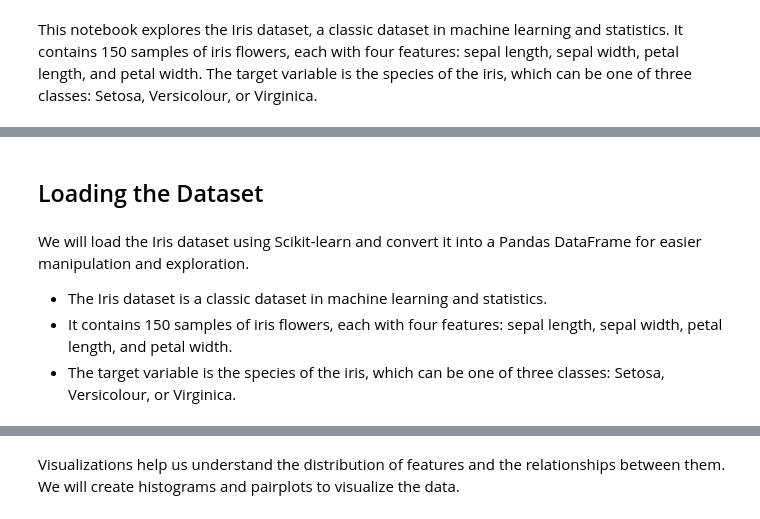
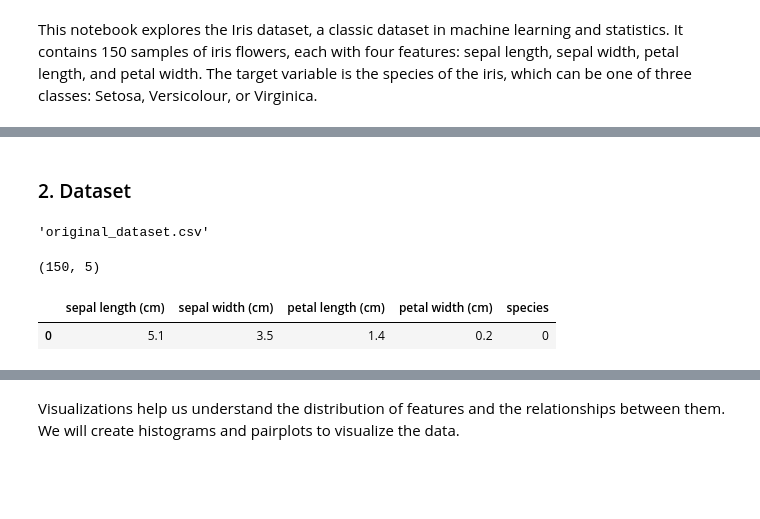
Before and after one commit to 0-mostafa-rezaee-0/ML_API_with_FastAPI_and_Docker, a Jupyter notebook: notebooks/data_exploration.ipynb, the cells around one changed output, grey strips where cells are left out. Drawn from its saved outputs; the diff is of its cells as text; code cells hidden in the pictures; blank space fills up the shorter version.

```diff
--- a/notebooks/data_exploration.ipynb
+++ b/notebooks/data_exploration.ipynb
@@ -12,9 +13,4 @@ import os
 import matplotlib.pyplot as plt
 import seaborn as sns
 # %% [markdown]
-   ## Loading the Dataset
+   ### 2. Dataset
-# %% [markdown]
-We will load the Iris dataset using Scikit-learn and convert it into a Pandas DataFrame for easier manipulation and exploration.
-- The Iris dataset is a classic dataset in machine learning and statistics.
-- It contains 150 samples of iris flowers, each with four features: sepal length, sepal width, petal length, and petal width.
-- The target variable is the species of the iris, which can be one of three classes: Setosa, Versicolour, or Virginica.
@@ -30,0 +17,7 @@ iris_df.to_csv(os.path.join('../data/', 'iris.csv'), index=False)
+# %%
+df0 = pd.read_csv(os.path.join('../data/', 'original_dataset.csv')) ; display("original_dataset.csv", df0.shape, df0.head(1)) ; print()
+# %% [output]
+'original_dataset.csv'
+(150, 5)
+|  | sepal length (cm) | sepal width (cm) | petal length (cm) | petal width (cm) | species |
+| 0 | 5.1 | 3.5 | 1.4 | 0.2 | 0 |
```
Also changed, not shown: parts of 19 cells of this notebook, 19 other files.
